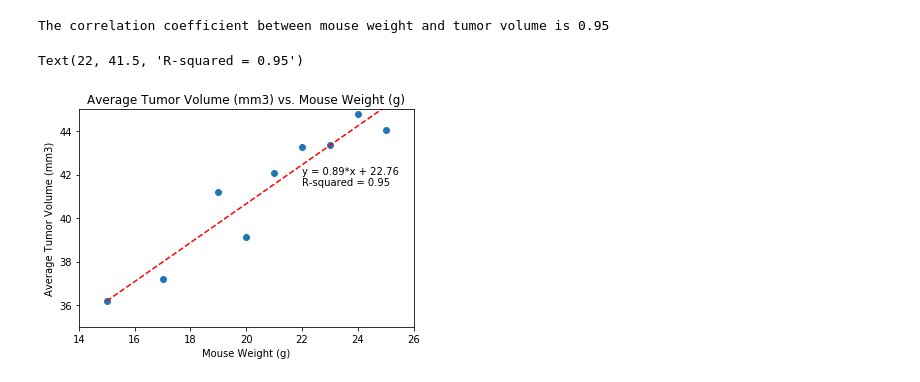
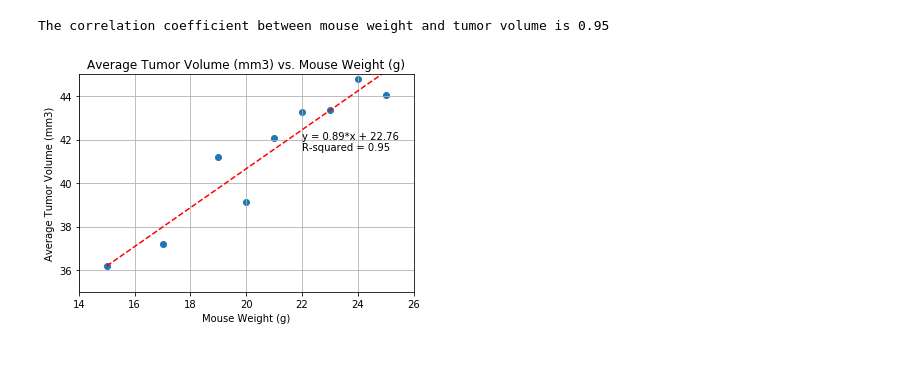
Before and after one commit to dborowski16/matplotlib-challenge, a Jupyter notebook: Pymaceuticals/Pymaceuticals.ipynb, the cells around one changed output. Drawn from its saved outputs; the diff is of its cells as text; code cells hidden in the pictures.

```diff
--- a/Pymaceuticals/Pymaceuticals.ipynb
+++ b/Pymaceuticals/Pymaceuticals.ipynb
@@ -286,14 +302,15 @@ cap_fit = cap_slope * weight + cap_int
 # %%
 # Regenerating the x,y scatter and adding the linear regression line to the chart
 plt.scatter(weight, volume)
 plt.plot(weight,cap_fit,'--', c='r')
 plt.xlabel('Mouse Weight (g)')
 plt.ylabel('Average Tumor Volume (mm3)')
 plt.title('Average Tumor Volume (mm3) vs. Mouse Weight (g)')
 plt.xlim(14,26)
 plt.ylim(35,45)
+plt.grid()
 plt.text(22,42,f'y = {round(cap_slope,2)}*x + {round(cap_int,2)}')
 plt.text(22,41.5,f'R-squared = {round(cap_corr,2)}')
+plt.show()
 # %% [output]
-Text(22, 41.5, 'R-squared = 0.95')
-[figure, old version]
+[figure, new version]
```
Also changed, not shown: parts of 12 cells of this notebook.
